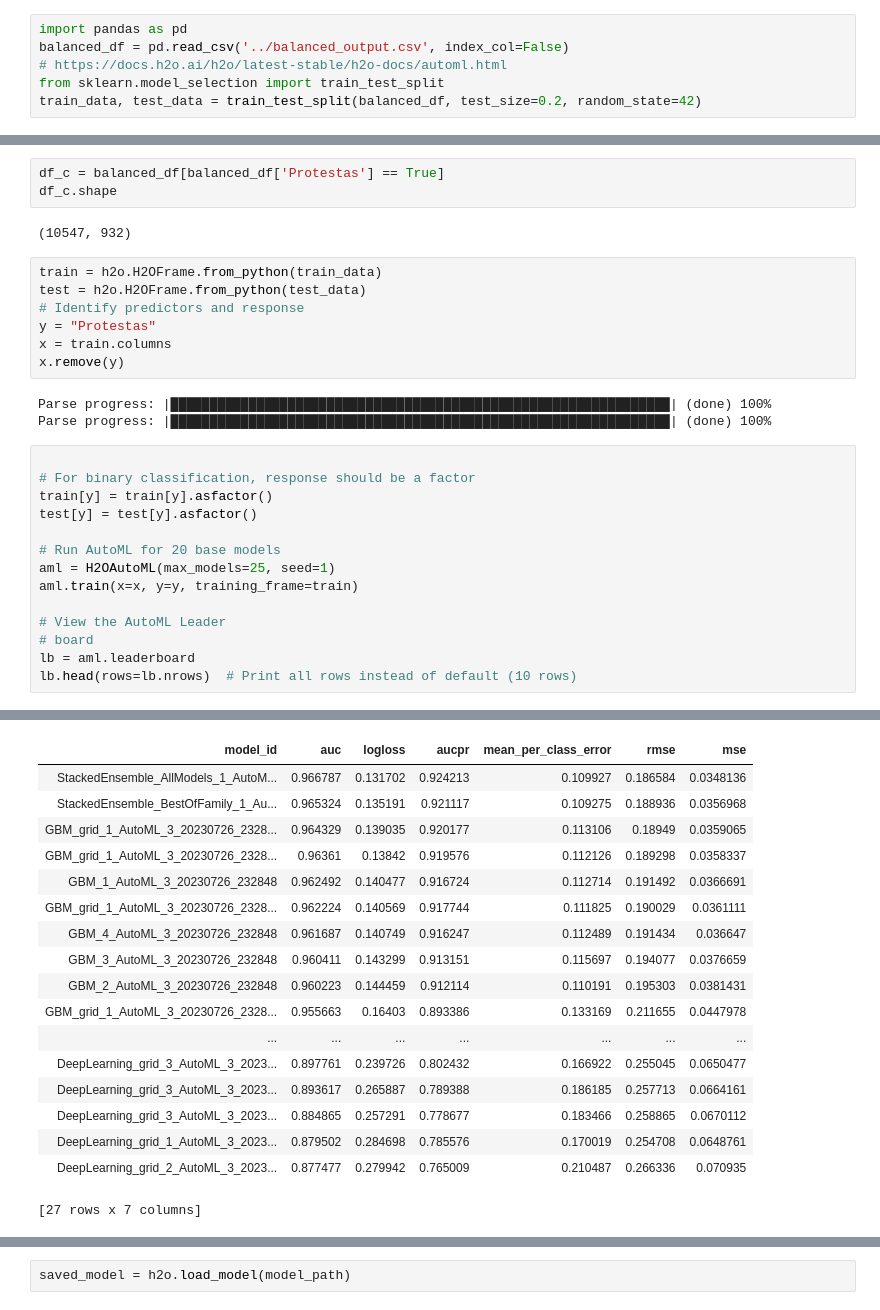
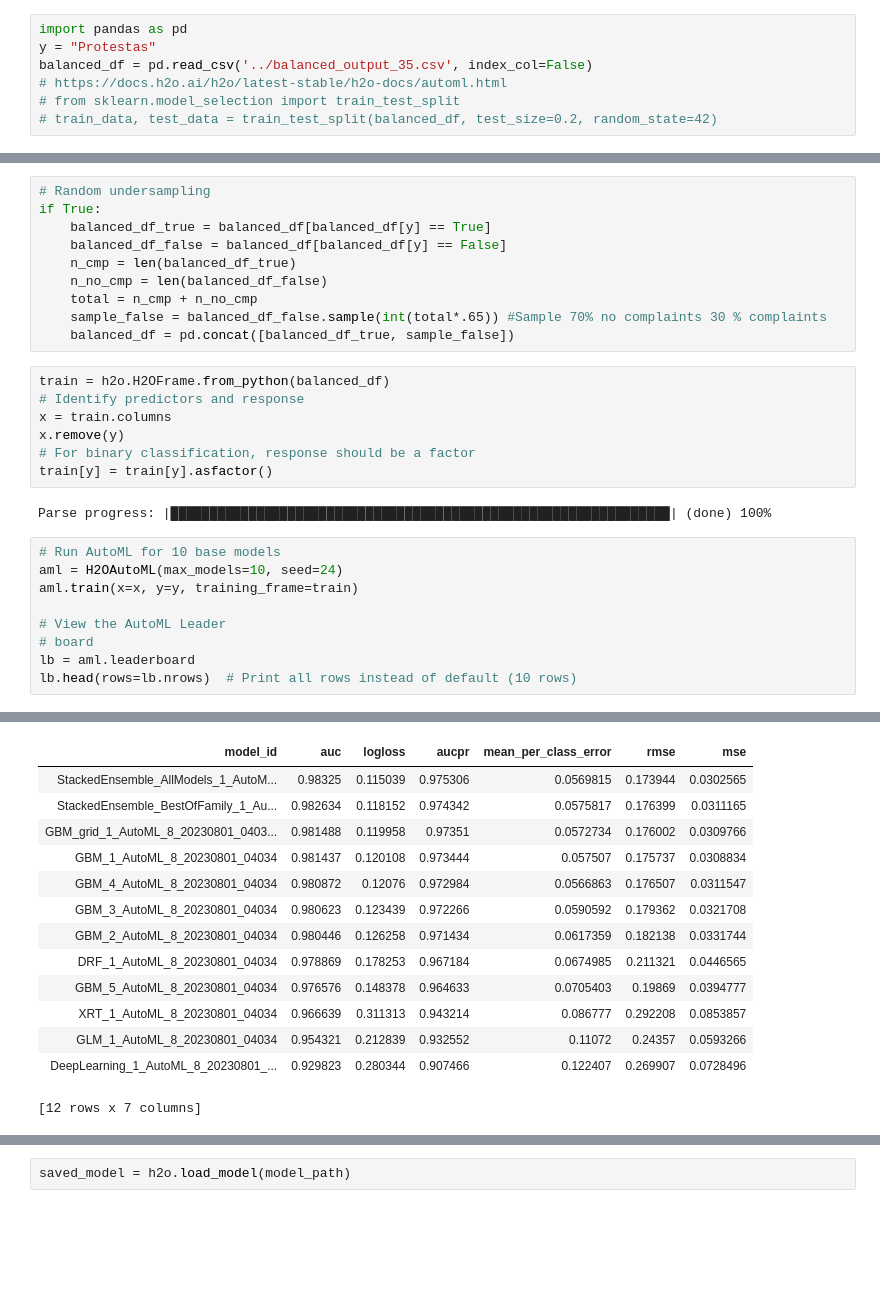
Before and after one commit to davinun99/tesis-model, a Jupyter notebook: Training/TrainingBalanced.ipynb, the cells around one changed output, grey strips where cells are left out. Cells and saved outputs as stored; diff of their text form; blank space fills up the shorter version.

Commit message:
training balanced with over & undersampling

```diff
--- a/Training/TrainingBalanced.ipynb
+++ b/Training/TrainingBalanced.ipynb
@@ -23,7 +23,8 @@ Checking whether there is an H2O instance running at http://localhost:54321. con
 | Python_version: | 3.11.4 final |
 # %%
 import pandas as pd
-balanced_df = pd.read_csv('../balanced_output.csv', index_col=False)
+y = "Protestas"
+balanced_df = pd.read_csv('../balanced_output_35.csv', index_col=False)
 # https://docs.h2o.ai/h2o/latest-stable/h2o-docs/automl.html
-from sklearn.model_selection import train_test_split
-train_data, test_data = train_test_split(balanced_df, test_size=0.2, random_state=42)
+# from sklearn.model_selection import train_test_split
+# train_data, test_data = train_test_split(balanced_df, test_size=0.2, random_state=42)
@@ -34,26 +31,25 @@ balanced_df.shape
-# %%
-df_c = balanced_df[balanced_df['Protestas'] == True]
-df_c.shape
-# %% [output]
-(10547, 932)
+# %%
+# Random undersampling
+if True:
+	balanced_df_true = balanced_df[balanced_df[y] == True]
+	balanced_df_false = balanced_df[balanced_df[y] == False]
+	n_cmp = len(balanced_df_true)
+	n_no_cmp = len(balanced_df_false)
+	total = n_cmp + n_no_cmp
+	sample_false = balanced_df_false.sample(int(total*.65)) #Sample 70% no complaints 30 % complaints
+	balanced_df = pd.concat([balanced_df_true, sample_false])
 # %%
-train = h2o.H2OFrame.from_python(train_data)
-test = h2o.H2OFrame.from_python(test_data)
+train = h2o.H2OFrame.from_python(balanced_df)
 # Identify predictors and response
-y = "Protestas"
 x = train.columns
 x.remove(y)
+# For binary classification, response should be a factor
+train[y] = train[y].asfactor()
 # %% [output]
 Parse progress: |████████████████████████████████████████████████████████████████| (done) 100%
-Parse progress: |████████████████████████████████████████████████████████████████| (done) 100%
 # %%
-
-# For binary classification, response should be a factor
-train[y] = train[y].asfactor()
-test[y] = test[y].asfactor()
-
-# Run AutoML for 20 base models
-aml = H2OAutoML(max_models=25, seed=1)
+# Run AutoML for 10 base models
+aml = H2OAutoML(max_models=10, seed=24)
 aml.train(x=x, y=y, training_frame=train)
 
 # View the AutoML Leader
@@ -81,18 +77,14 @@ AutoML progress: |
 | model_id | auc | logloss | aucpr | mean_per_class_error | rmse | mse |
-| StackedEnsemble_AllModels_1_AutoM... | 0.966787 | 0.131702 | 0.924213 | 0.109927 | 0.186584 | 0.0348136 |
-| StackedEnsemble_BestOfFamily_1_Au... | 0.965324 | 0.135191 | 0.921117 | 0.109275 | 0.188936 | 0.0356968 |
-| GBM_grid_1_AutoML_3_20230726_2328... | 0.964329 | 0.139035 | 0.920177 | 0.113106 | 0.18949 | 0.0359065 |
-| GBM_grid_1_AutoML_3_20230726_2328... | 0.96361 | 0.13842 | 0.919576 | 0.112126 | 0.189298 | 0.0358337 |
-| GBM_1_AutoML_3_20230726_232848 | 0.962492 | 0.140477 | 0.916724 | 0.112714 | 0.191492 | 0.0366691 |
-| GBM_grid_1_AutoML_3_20230726_2328... | 0.962224 | 0.140569 | 0.917744 | 0.111825 | 0.190029 | 0.0361111 |
-| GBM_4_AutoML_3_20230726_232848 | 0.961687 | 0.140749 | 0.916247 | 0.112489 | 0.191434 | 0.036647 |
-| GBM_3_AutoML_3_20230726_232848 | 0.960411 | 0.143299 | 0.913151 | 0.115697 | 0.194077 | 0.0376659 |
-| GBM_2_AutoML_3_20230726_232848 | 0.960223 | 0.144459 | 0.912114 | 0.110191 | 0.195303 | 0.0381431 |
-| GBM_grid_1_AutoML_3_20230726_2328... | 0.955663 | 0.16403 | 0.893386 | 0.133169 | 0.211655 | 0.0447978 |
-| ... | ... | ... | ... | ... | ... | ... |
-| DeepLearning_grid_3_AutoML_3_2023... | 0.897761 | 0.239726 | 0.802432 | 0.166922 | 0.255045 | 0.0650477 |
-| DeepLearning_grid_3_AutoML_3_2023... | 0.893617 | 0.265887 | 0.789388 | 0.186185 | 0.257713 | 0.0664161 |
-| DeepLearning_grid_3_AutoML_3_2023... | 0.884865 | 0.257291 | 0.778677 | 0.183466 | 0.258865 | 0.0670112 |
-| DeepLearning_grid_1_AutoML_3_2023... | 0.879502 | 0.284698 | 0.785576 | 0.170019 | 0.254708 | 0.0648761 |
-| DeepLearning_grid_2_AutoML_3_2023... | 0.877477 | 0.279942 | 0.765009 | 0.210487 | 0.266336 | 0.070935 |
+| StackedEnsemble_AllModels_1_AutoM... | 0.98325 | 0.115039 | 0.975306 | 0.0569815 | 0.173944 | 0.0302565 |
+| StackedEnsemble_BestOfFamily_1_Au... | 0.982634 | 0.118152 | 0.974342 | 0.0575817 | 0.176399 | 0.0311165 |
+| GBM_grid_1_AutoML_8_20230801_0403... | 0.981488 | 0.119958 | 0.97351 | 0.0572734 | 0.176002 | 0.0309766 |
+| GBM_1_AutoML_8_20230801_04034 | 0.981437 | 0.120108 | 0.973444 | 0.057507 | 0.175737 | 0.0308834 |
+| GBM_4_AutoML_8_20230801_04034 | 0.980872 | 0.12076 | 0.972984 | 0.0566863 | 0.176507 | 0.0311547 |
+| GBM_3_AutoML_8_20230801_04034 | 0.980623 | 0.123439 | 0.972266 | 0.0590592 | 0.179362 | 0.0321708 |
+| GBM_2_AutoML_8_20230801_04034 | 0.980446 | 0.126258 | 0.971434 | 0.0617359 | 0.182138 | 0.0331744 |
+| DRF_1_AutoML_8_20230801_04034 | 0.978869 | 0.178253 | 0.967184 | 0.0674985 | 0.211321 | 0.0446565 |
+| GBM_5_AutoML_8_20230801_04034 | 0.976576 | 0.148378 | 0.964633 | 0.0705403 | 0.19869 | 0.0394777 |
+| XRT_1_AutoML_8_20230801_04034 | 0.966639 | 0.311313 | 0.943214 | 0.086777 | 0.292208 | 0.0853857 |
+| GLM_1_AutoML_8_20230801_04034 | 0.954321 | 0.212839 | 0.932552 | 0.11072 | 0.24357 | 0.0593266 |
+| DeepLearning_1_AutoML_8_20230801_... | 0.929823 | 0.280344 | 0.907466 | 0.122407 | 0.269907 | 0.0728496 |
-[27 rows x 7 columns]
+[12 rows x 7 columns]
```
Also changed, not shown: parts of 15 cells of this notebook, 1 other file.
